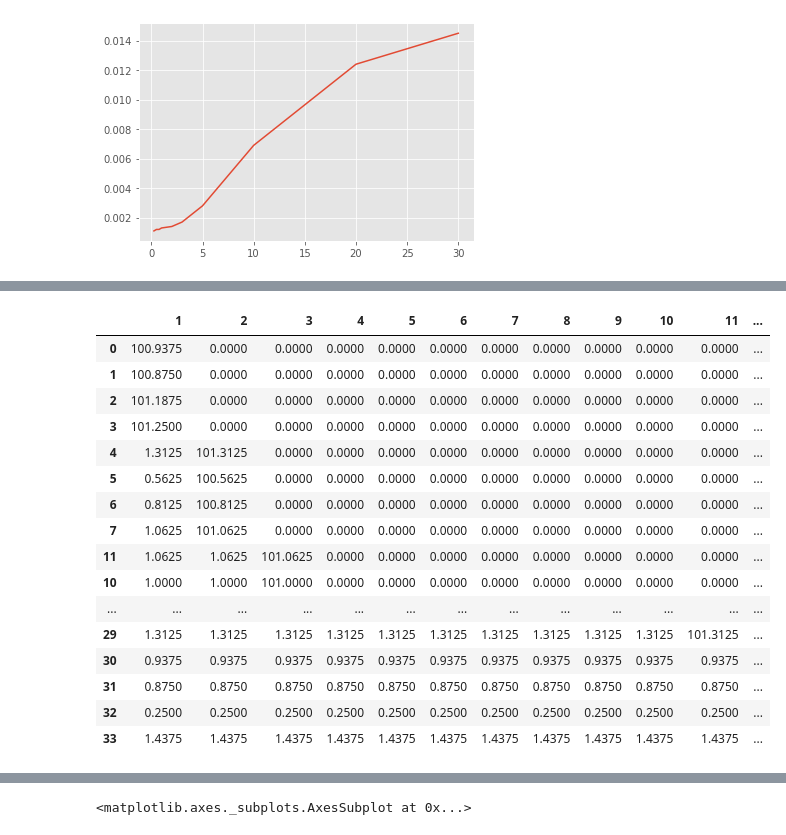
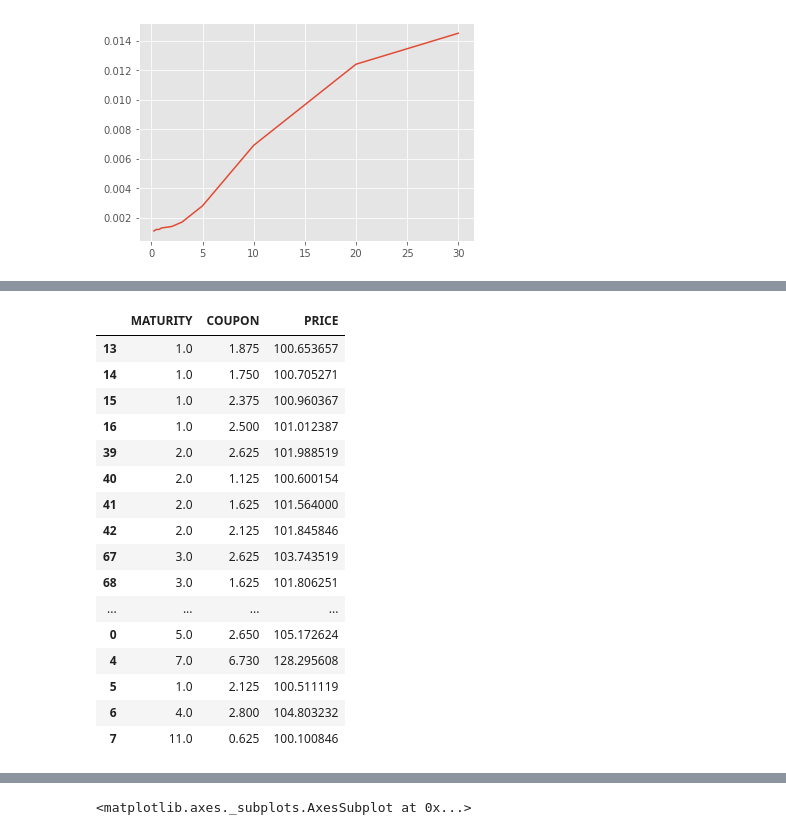
Before and after one commit to fuzhongzhou/Optimization-Projects, a Jupyter notebook: Pipeline.ipynb, the cells around one changed output, grey strips where cells are left out. Drawn from its saved outputs; the diff is of its cells as text; code cells hidden in the pictures.

```diff
--- a/Pipeline.ipynb
+++ b/Pipeline.ipynb
@@ -184,0 +167,16 @@ datemap
+# %%
+corporate = pd.read_csv('Corporate_raw.csv').iloc[:,1:]
+corporate.MATURITY = pd.to_datetime(corporate.MATURITY)
+# Calculate accrual interest and full price
+nextdate = pd.to_datetime(corporate.MATURITY.apply(lambda x : str(2020) + '-' + x.strftime('%m-%d')
+                               if x.month > date.month else
+                               str(2020) + '-' + (x+relativedelta(months=6)).strftime('%m-%d')))
+accrual = nextdate.apply(lambda x: (x - date) / ((x+relativedelta(months=6)) - x))
+corporate['PRICE'] = accrual*corporate.COUPON/2 + corporate.PRICE
+corporate.MATURITY = corporate.MATURITY.apply(lambda x: x.strftime('%Y') + '06'
+                                              if x.month < 6
+                                              else x.strftime('%Y') + '12')
+
+corporate.MATURITY = corporate.MATURITY.map(datemap)
+corporate.dropna(inplace=True)
+display(corporate)
@@ -185,53 +190,56 @@ datemap
 # %%
 # Filter out bonds with maturity after 2028 as we have no cashflow needs after that
 # Hard code the newly added corporate bond
 # 202211: 5
 # 202311: 7
 assets2 = assets.copy()
-assets2 = assets2.append(pd.Series([5, 2.65, 104.77], index=assets.columns), ignore_index=True)
-assets2 = assets2.append(pd.Series([7, 6.73, 127.05], index=assets.columns), ignore_index=True)
-assets2.sort_values(by='MATURITY', inplace=True)
+assets2 = assets2.append(corporate)
+display(assets2)
 
 def transform(x):
     cashflow = [0] * 16
     for i in range(x.MATURITY.astype('int')):
         if i != x.MATURITY.astype('int') - 1:
             cashflow[i] = x.COUPON / 2
         else:
             cashflow[i] = 100 + x.COUPON / 2
     return pd.Series(cashflow, index=list(range(1,17)))
 
-n = 34 + 2 # number of assets
+n = 34 + 5 # number of assets
 m = 16 # number of payment periods
 
 # Construct bond payoff matrix (F matrix)
 F = assets2.apply(lambda x: transform(x), axis=1)
 display(F)
 F = F.values.T
 
 # Liabilities
-L = np.array([11, 9, 7, 9, 9, 12, 8, 10,
-     6,  5, 7, 7, 8,  7, 9,  9,])
+L = np.array([11, 9, 7, 9, 9, 12, 6, 8,
+     10,  5, 7, 7, 8,  7, 9,  9,])
 
 R = -np.identity(m)
 R[1:m,0:m-1] = R[1:m,0:m-1]+np.identity(m-1)
 
+r = np.identity(n)
+for i in range(n - 2):
+    r[i,i] = 0
+
 p = np.array(assets2.PRICE)
 # %% [output]
-|  | 1 | 2 | 3 | 4 | 5 | 6 | 7 | 8 | 9 | 10 | 11 | ... |
-| 0 | 100.9375 | 0.0000 | 0.0000 | 0.0000 | 0.0000 | 0.0000 | 0.0000 | 0.0000 | 0.0000 | 0.0000 | 0.0000 | ... |
-| 1 | 100.8750 | 0.0000 | 0.0000 | 0.0000 | 0.0000 | 0.0000 | 0.0000 | 0.0000 | 0.0000 | 0.0000 | 0.0000 | ... |
-| 2 | 101.1875 | 0.0000 | 0.0000 | 0.0000 | 0.0000 | 0.0000 | 0.0000 | 0.0000 | 0.0000 | 0.0000 | 0.0000 | ... |
-| 3 | 101.2500 | 0.0000 | 0.0000 | 0.0000 | 0.0000 | 0.0000 | 0.0000 | 0.0000 | 0.0000 | 0.0000 | 0.0000 | ... |
-| 4 | 1.3125 | 101.3125 | 0.0000 | 0.0000 | 0.0000 | 0.0000 | 0.0000 | 0.0000 | 0.0000 | 0.0000 | 0.0000 | ... |
-| 5 | 0.5625 | 100.5625 | 0.0000 | 0.0000 | 0.0000 | 0.0000 | 0.0000 | 0.0000 | 0.0000 | 0.0000 | 0.0000 | ... |
-| 6 | 0.8125 | 100.8125 | 0.0000 | 0.0000 | 0.0000 | 0.0000 | 0.0000 | 0.0000 | 0.0000 | 0.0000 | 0.0000 | ... |
-| 7 | 1.0625 | 101.0625 | 0.0000 | 0.0000 | 0.0000 | 0.0000 | 0.0000 | 0.0000 | 0.0000 | 0.0000 | 0.0000 | ... |
-| 11 | 1.0625 | 1.0625 | 101.0625 | 0.0000 | 0.0000 | 0.0000 | 0.0000 | 0.0000 | 0.0000 | 0.0000 | 0.0000 | ... |
-| 10 | 1.0000 | 1.0000 | 101.0000 | 0.0000 | 0.0000 | 0.0000 | 0.0000 | 0.0000 | 0.0000 | 0.0000 | 0.0000 | ... |
-| ... | ... | ... | ... | ... | ... | ... | ... | ... | ... | ... | ... | ... |
-| 29 | 1.3125 | 1.3125 | 1.3125 | 1.3125 | 1.3125 | 1.3125 | 1.3125 | 1.3125 | 1.3125 | 1.3125 | 101.3125 | ... |
-| 30 | 0.9375 | 0.9375 | 0.9375 | 0.9375 | 0.9375 | 0.9375 | 0.9375 | 0.9375 | 0.9375 | 0.9375 | 0.9375 | ... |
-| 31 | 0.8750 | 0.8750 | 0.8750 | 0.8750 | 0.8750 | 0.8750 | 0.8750 | 0.8750 | 0.8750 | 0.8750 | 0.8750 | ... |
-| 32 | 0.2500 | 0.2500 | 0.2500 | 0.2500 | 0.2500 | 0.2500 | 0.2500 | 0.2500 | 0.2500 | 0.2500 | 0.2500 | ... |
-| 33 | 1.4375 | 1.4375 | 1.4375 | 1.4375 | 1.4375 | 1.4375 | 1.4375 | 1.4375 | 1.4375 | 1.4375 | 1.4375 | ... |
+|  | MATURITY | COUPON | PRICE |
+| 13 | 1.0 | 1.875 | 100.653657 |
+| 14 | 1.0 | 1.750 | 100.705271 |
+| 15 | 1.0 | 2.375 | 100.960367 |
+| 16 | 1.0 | 2.500 | 101.012387 |
+| 39 | 2.0 | 2.625 | 101.988519 |
+| 40 | 2.0 | 1.125 | 100.600154 |
+| 41 | 2.0 | 1.625 | 101.564000 |
+| 42 | 2.0 | 2.125 | 101.845846 |
+| 67 | 3.0 | 2.625 | 103.743519 |
+| 68 | 3.0 | 1.625 | 101.806251 |
+| ... | ... | ... | ... |
+| 0 | 5.0 | 2.650 | 105.172624 |
+| 4 | 7.0 | 6.730 | 128.295608 |
+| 5 | 1.0 | 2.125 | 100.511119 |
+| 6 | 4.0 | 2.800 | 104.803232 |
+| 7 | 11.0 | 0.625 | 100.100846 |
```
Also changed, not shown: parts of 11 cells of this notebook, 1 other file.
